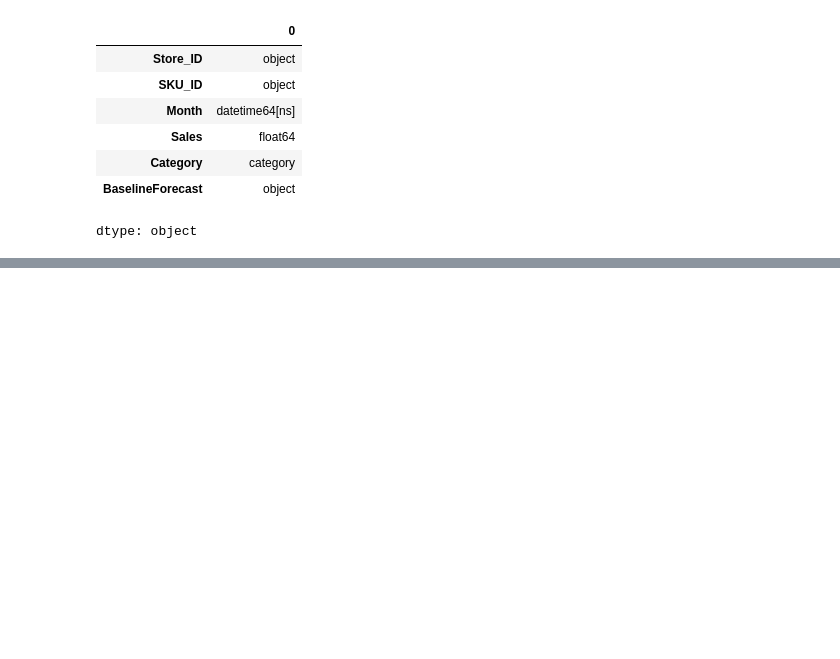
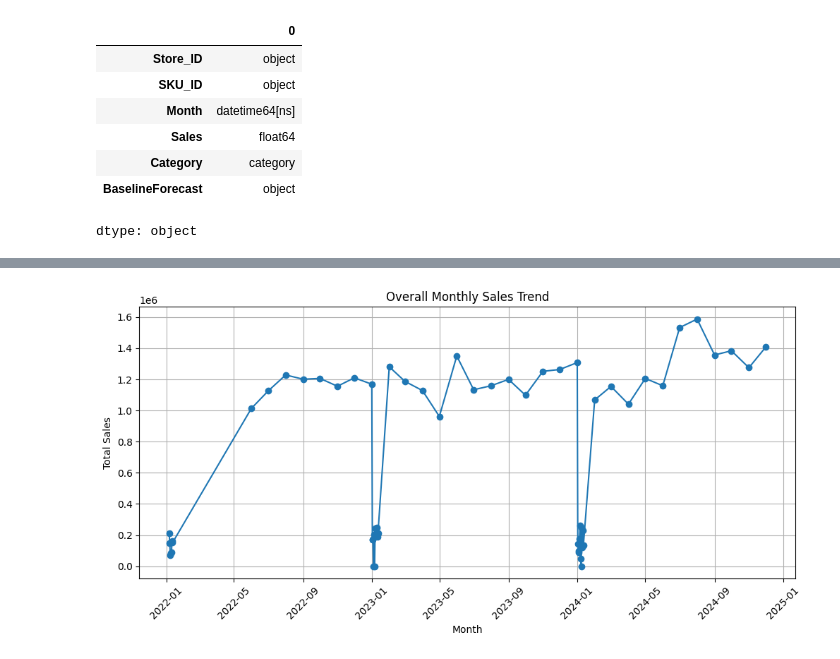
Before and after one commit to partha2412/Time-Series-Forecast, a Jupyter notebook: TimeSeries_forecasting.ipynb, the cells around one changed output, grey strips where cells are left out. Saved outputs shown, nothing was run; the diff lists cells and outputs as text; code cells hidden in the pictures; blank space fills up the shorter version.

```diff
--- a/TimeSeries_forecasting.ipynb
+++ b/TimeSeries_forecasting.ipynb
@@ -142,0 +318,15 @@ dtype: object
+# %%
+import matplotlib.pyplot as plt
+
+monthly_sales = tdf.groupby("Month")["Sales"].sum()
+
+plt.figure(figsize=(12,5))
+plt.plot(monthly_sales.index, monthly_sales.values, marker='o')
+plt.title("Overall Monthly Sales Trend")
+plt.xlabel("Month")
+plt.ylabel("Total Sales")
+plt.grid(True)
+plt.xticks(rotation=45)
+plt.show()
+# %% [output]
+[figure, added]
```
Also changed, not shown: parts of 25 cells of this notebook.
